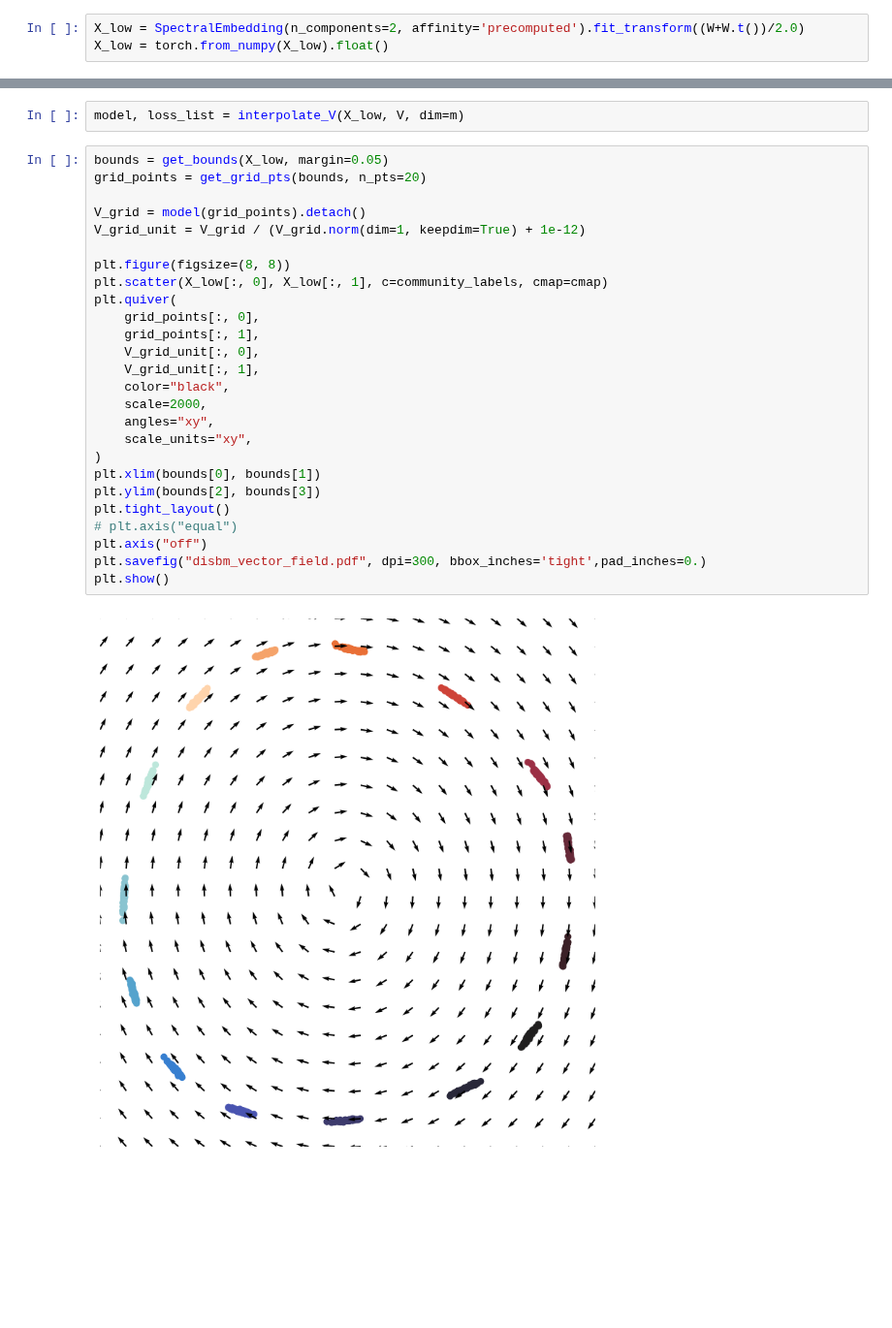
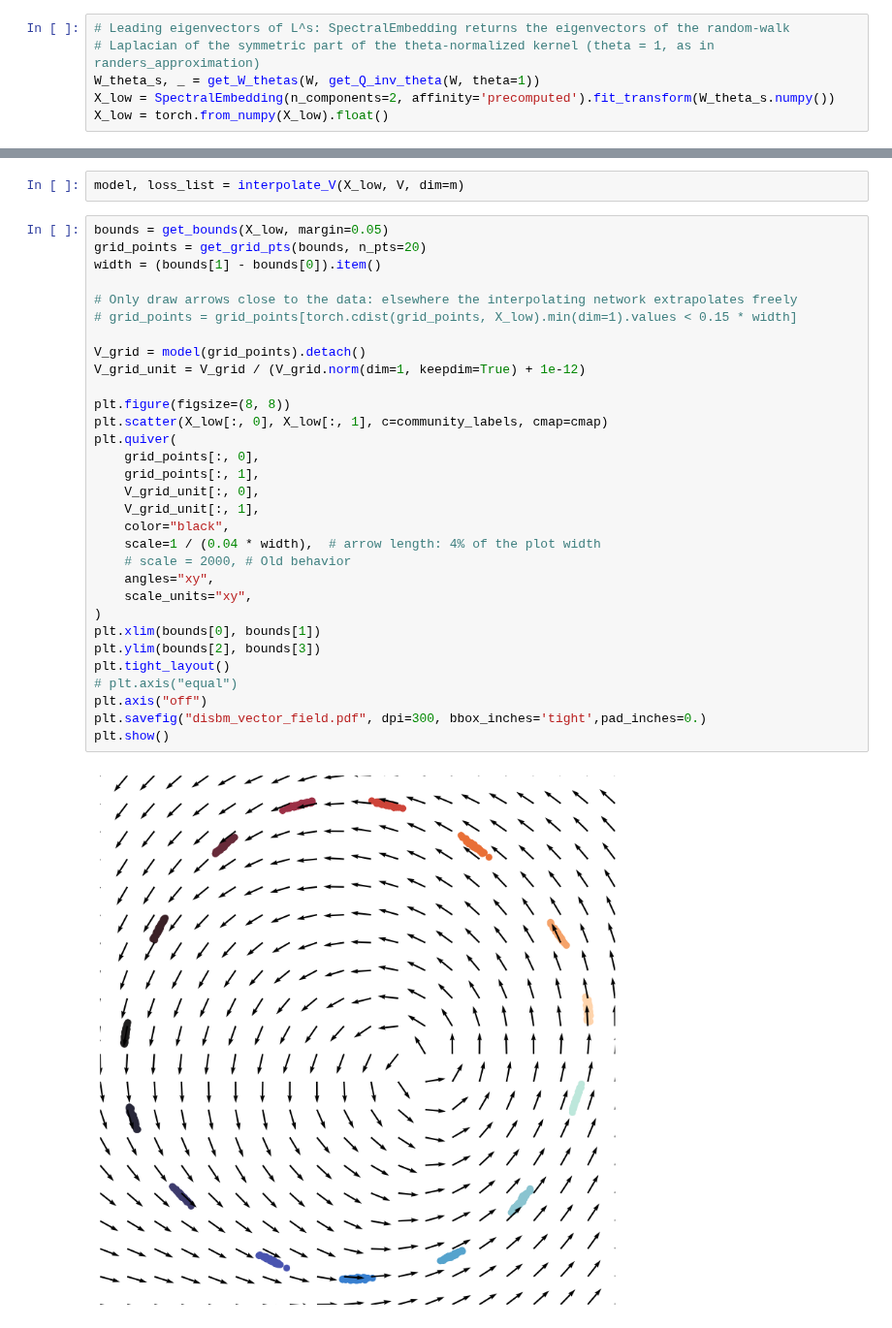
Before and after one commit to Gwendal-Debaussart/Finsler-Embedding, a Jupyter notebook: disbm_dataset.ipynb, the cells around one changed output, grey strips where cells are left out. Shown at 97% size. Cells and saved outputs as stored; diff of their text form; blank space fills up the shorter version.

Commit message:
use theta-norm in disbm instead of W-symmetrizartion

```diff
--- a/disbm_dataset.ipynb
+++ b/disbm_dataset.ipynb
@@ -36,7 +36,10 @@ fig.savefig("disbm_graph.png", dpi=300, bbox_inches='tight',pad_inches=0.)
 epsilon = 1
 W = apply_gaussian_kernel(edges, dst_edges, epsilon, N)
 # %%
-X_low = SpectralEmbedding(n_components=2, affinity='precomputed').fit_transform((W+W.t())/2.0)
+# Leading eigenvectors of L^s: SpectralEmbedding returns the eigenvectors of the random-walk
+# Laplacian of the symmetric part of the theta-normalized kernel (theta = 1, as in randers_approximation)
+W_theta_s, _ = get_W_thetas(W, get_Q_inv_theta(W, theta=1))
+X_low = SpectralEmbedding(n_components=2, affinity='precomputed').fit_transform(W_theta_s.numpy())
 X_low = torch.from_numpy(X_low).float()
 # %%
 plt.figure(figsize=(8, 8))
@@ -82,28 +85,33 @@ model, loss_list = interpolate_V(X_low, V, dim=m)
 # %%
 bounds = get_bounds(X_low, margin=0.05)
 grid_points = get_grid_pts(bounds, n_pts=20)
+width = (bounds[1] - bounds[0]).item()
+
+# Only draw arrows close to the data: elsewhere the interpolating network extrapolates freely
+# grid_points = grid_points[torch.cdist(grid_points, X_low).min(dim=1).values < 0.15 * width]
 
 V_grid = model(grid_points).detach()
 V_grid_unit = V_grid / (V_grid.norm(dim=1, keepdim=True) + 1e-12)
 
 plt.figure(figsize=(8, 8))
 plt.scatter(X_low[:, 0], X_low[:, 1], c=community_labels, cmap=cmap)
 plt.quiver(
     grid_points[:, 0],
     grid_points[:, 1],
     V_grid_unit[:, 0],
     V_grid_unit[:, 1],
     color="black",
-    scale=2000,
+    scale=1 / (0.04 * width),  # arrow length: 4% of the plot width
+    # scale = 2000, # Old behavior
     angles="xy",
     scale_units="xy",
 )
 plt.xlim(bounds[0], bounds[1])
 plt.ylim(bounds[2], bounds[3])
 plt.tight_layout()
 # plt.axis("equal")
 plt.axis("off")
 plt.savefig("disbm_vector_field.pdf", dpi=300, bbox_inches='tight',pad_inches=0.)
 plt.show()
 # %% [output]
-[figure, old version]
+[figure, new version]
```
Also changed, not shown: parts of 3 cells of this notebook.
